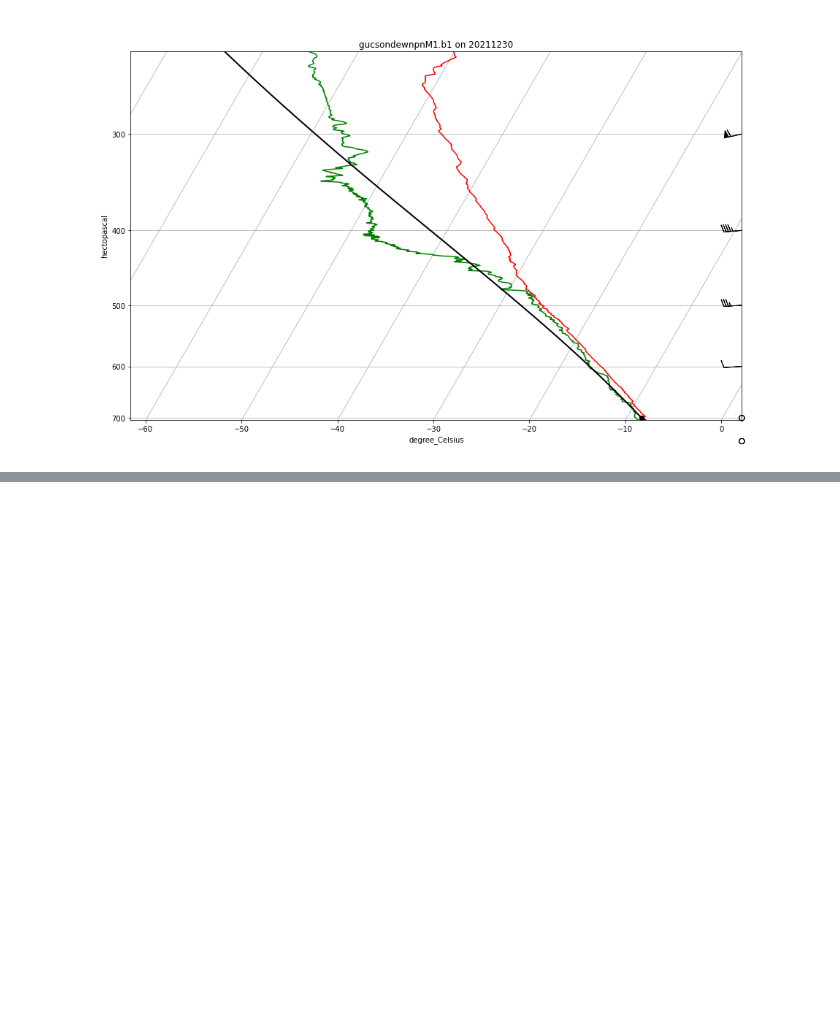
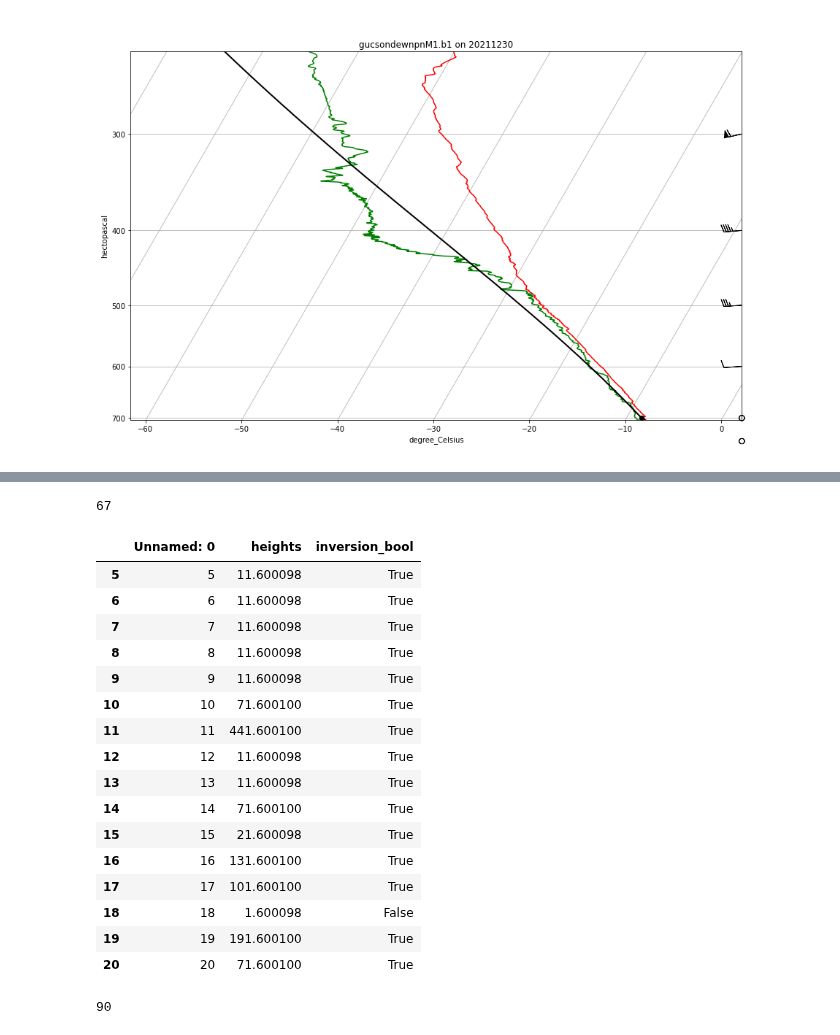
Before and after one commit to dlhogan97/Spring-Precipitation-Effect-CO-River, a Jupyter notebook: notebooks/SAIL_notebooks/SAIL_radiosondes.ipynb, the cells around one changed output, grey strips where cells are left out. Cells and saved outputs as stored; diff of their text form; code cells hidden in the pictures; blank space fills up the shorter version.

```diff
--- a/notebooks/SAIL_notebooks/SAIL_radiosondes.ipynb
+++ b/notebooks/SAIL_notebooks/SAIL_radiosondes.ipynb
@@ -218,0 +194,31 @@ plot_sonde(date, 'rh', (0,100), title='Clear Conditions with Inversion')
+# %%
+if make_df is True:
+    abl_heights = []
+    inversion_bool = []
+
+    warnings.filterwarnings("ignore", category=RuntimeWarning)
+
+    for i,date in enumerate(dates):
+
+        # set start and end dates with times
+        start = date.strftime("%Y-%m-%d")+" 06"
+        end = date.strftime("%Y-%m-%d")+" 17"
+        print(f'Starting {start}')
+
+        # slice for daily radiosonde
+        daily_radiosonde = sonde_ds_abl.sel(time=slice(start, end))
+        try:
+            # separate into 10 meter averages
+            alt_groups = daily_radiosonde.groupby(daily_radiosonde.alt // 10).mean()
+            # calculate abl height
+            abl_height = 10 * (alt_groups.tdry.diff(dim='alt')<0).idxmax().compute().values - daily_radiosonde.alt.min()
+            abl_heights.append(abl_height)
+
+            # if abl height is larger than 10 meters, inversion exists
+            if abl_height > 10:
+                inversion_bool.append(True)
+            else: inversion_bool.append(False)
+        except:
+            pass
+else:
+    hgts_day_df = pd.read_csv(os.path.join(outpath, 'inversion_heights_day.csv'))
@@ -218,0 +311,28 @@ plot_sonde(date, 'rh', (0,100), title='Clear Conditions with Inversion')
+# %%
+len(hgts_day_df['inversion_bool'])
+# %% [output]
+67
+# %%
+hgts_day_df.loc[5:20]
+# %% [output]
+|  | Unnamed: 0 | heights | inversion_bool |
+| 5 | 5 | 11.600098 | True |
+| 6 | 6 | 11.600098 | True |
+| 7 | 7 | 11.600098 | True |
+| 8 | 8 | 11.600098 | True |
+| 9 | 9 | 11.600098 | True |
+| 10 | 10 | 71.600100 | True |
+| 11 | 11 | 441.600100 | True |
+| 12 | 12 | 11.600098 | True |
+| 13 | 13 | 11.600098 | True |
+| 14 | 14 | 71.600100 | True |
+| 15 | 15 | 21.600098 | True |
+| 16 | 16 | 131.600100 | True |
+| 17 | 17 | 101.600100 | True |
+| 18 | 18 | 1.600098 | False |
+| 19 | 19 | 191.600100 | True |
+| 20 | 20 | 71.600100 | True |
+# %%
+31+31+28
+# %% [output]
+90
```
Also changed, not shown: parts of 10 cells of this notebook, 3 other files.
